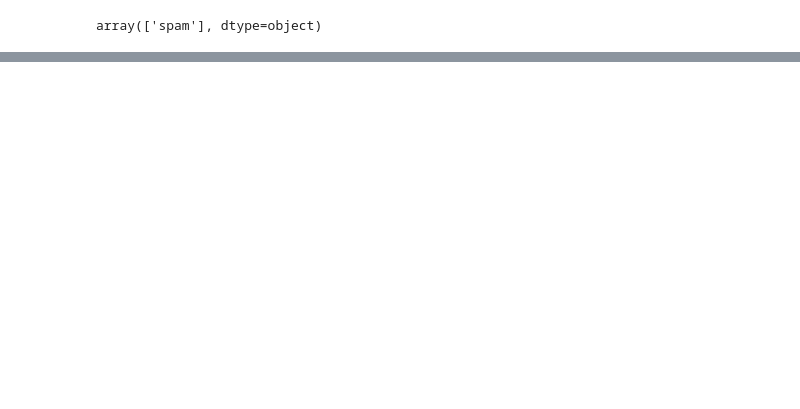
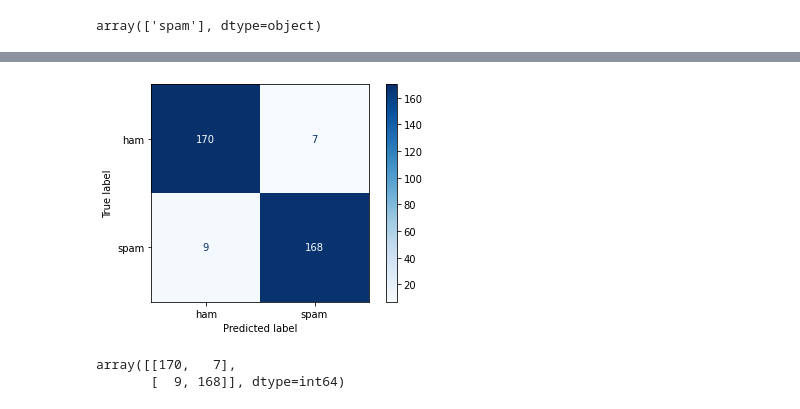
Before and after one commit to burakcimtay/Sms_Spam_Detection, a Jupyter notebook: sms_spam.ipynb, the cells around one changed output, grey strips where cells are left out. Cells and saved outputs as stored; diff of their text form; code cells hidden in the pictures; blank space fills up the shorter version.

```diff
--- a/sms_spam.ipynb
+++ b/sms_spam.ipynb
@@ -187,0 +193,10 @@ array(['spam'], dtype=object)
+# %%
+y_pred = clf_mnb.predict(X_test)
+# %%
+plot_confusion_matrix(clf_mnb, X_test, y_test, cmap=plt.cm.Blues)
+plt.show()
+confusion_matrix(y_test, y_pred)
+# %% [output]
+[figure, added]
+array([[170,   7],
+       [  9, 168]], dtype=int64)
```
Also changed, not shown: parts of 15 cells of this notebook.
